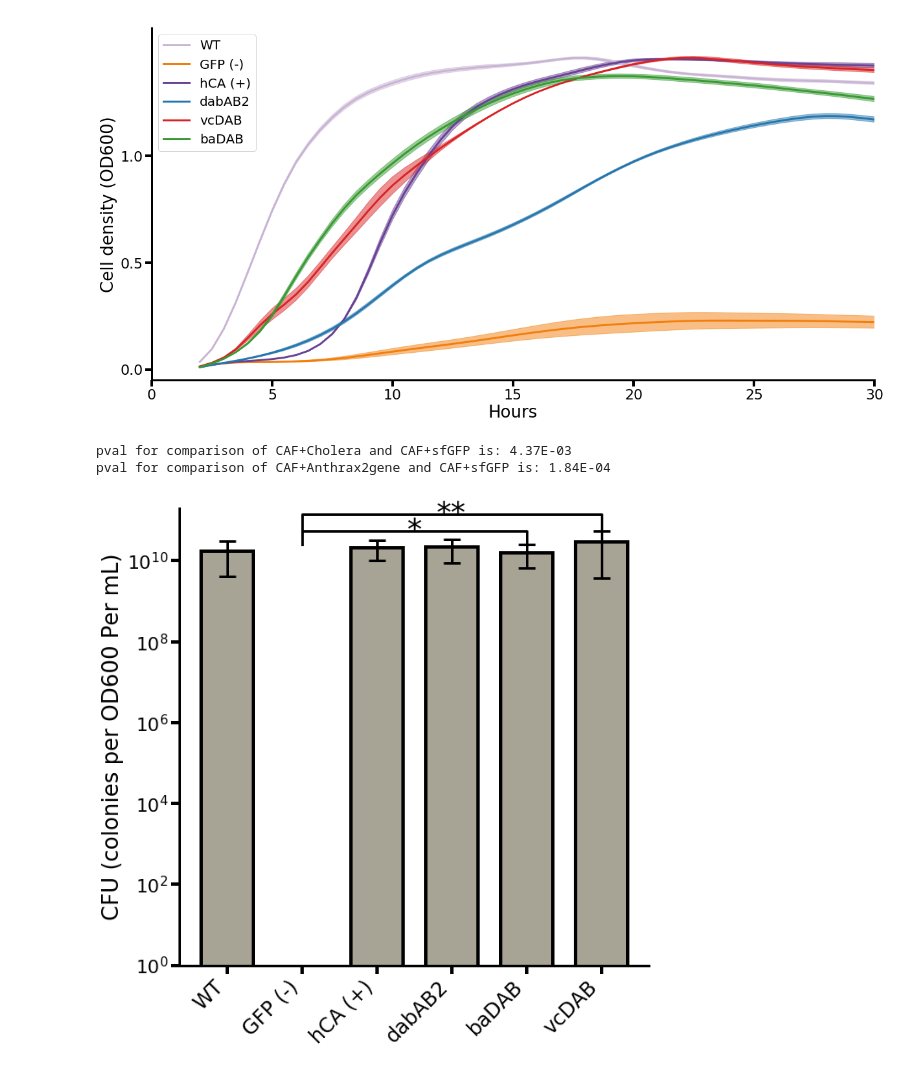
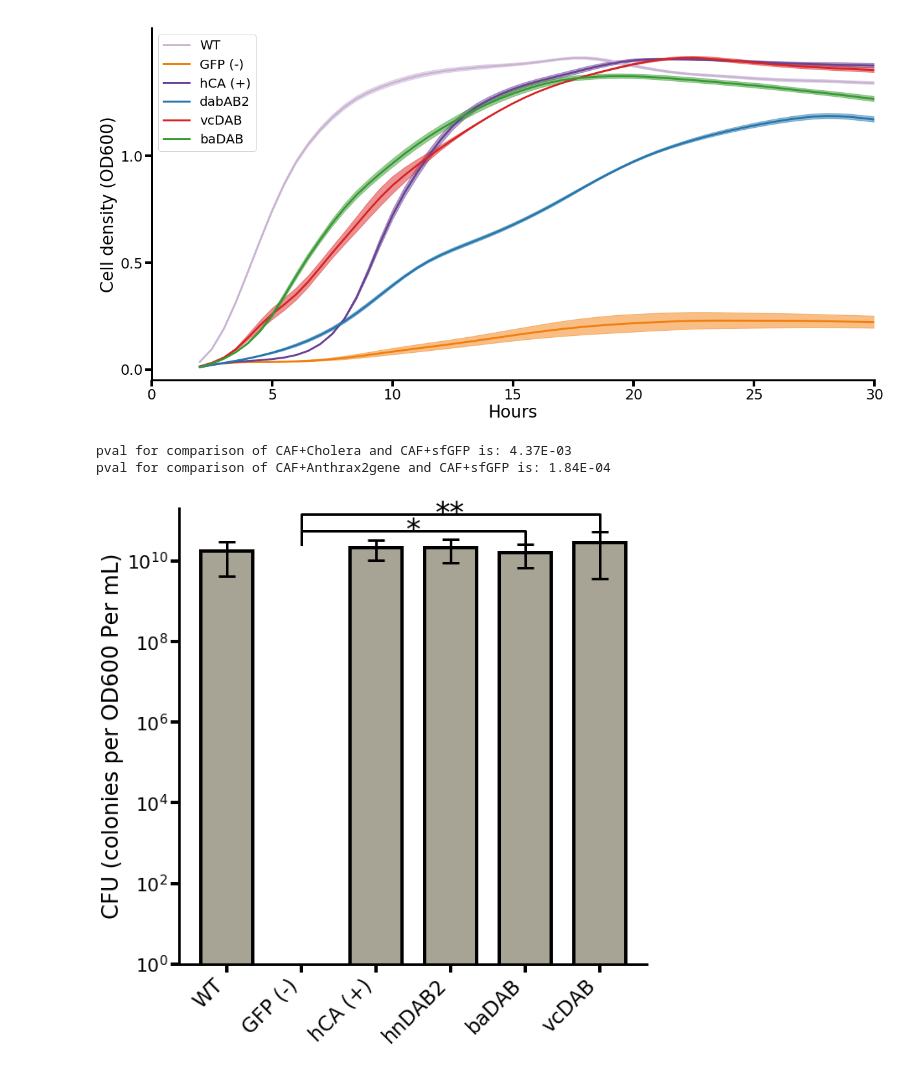
Before and after one commit to jackdesmarais/DabTransporterPaper, a Jupyter notebook: scripts/HomologRescue.ipynb, the cells around one changed output. Saved outputs shown, nothing was run; the diff lists cells and outputs as text; code cells hidden in the pictures.

```diff
--- a/scripts/HomologRescue.ipynb
+++ b/scripts/HomologRescue.ipynb
@@ -243,7 +243,7 @@ to_plot = [
     ('BW+sfGFP', 'WT'),
     ('CAF+sfGFP', 'GFP (-)'),
     ('CAF+HCA', 'hCA (+)'),
-    ('CAF+DAB2wt', 'dabAB2'),
+    ('CAF+DAB2wt', 'hnDAB2'),
     ('CAF+Anthrax2gene', 'baDAB'),
     ('CAF+Cholera', 'vcDAB'),
 ]
@@ -297,32 +297,32 @@ for test1,test2,x1,x2 in to_test:
     plt.text((x1+x2)*.5, y+h, sig_str, ha='center', va=va, color='k',fontsize=35)
     i+=2
 
 
 
 plt.ylabel('CFU (colonies per OD600 Per mL)', fontsize=26)
 
 plt.xticks(xs, labels, rotation=45, fontsize=24, ha='right')
 plt.tick_params(axis='both', direction='out', bottom='on', left='on', top='off', right='off',
                 length=10, width=4)
 plt.yticks(fontsize=22)
 plt.yscale('log')
 plt.ylim((1, 20E10))
 
 # Hide the right and top spines
 ax.spines['right'].set_visible(False)
 ax.spines['top'].set_visible(False)
 
 # Only show ticks on the left and bottom spines
 ax.yaxis.set_ticks_position('left')
 ax.xaxis.set_ticks_position('bottom')
 
 #     change axis weight
 ax.spines['left'].set_linewidth(3)
 ax.spines['bottom'].set_linewidth(3)
 
-# plt.savefig('fig3/fig3B.eps',format='eps',bbox_inches='tight')
+plt.savefig('fig5/fig5A.eps',format='eps',bbox_inches='tight')
 plt.show()
 # %% [output]
 pval for comparison of CAF+Cholera and CAF+sfGFP is: 4.37E-03
 pval for comparison of CAF+Anthrax2gene and CAF+sfGFP is: 1.84E-04
-[figure, old version]
+[figure, new version]
```
Also changed, not shown: 8 other files.
